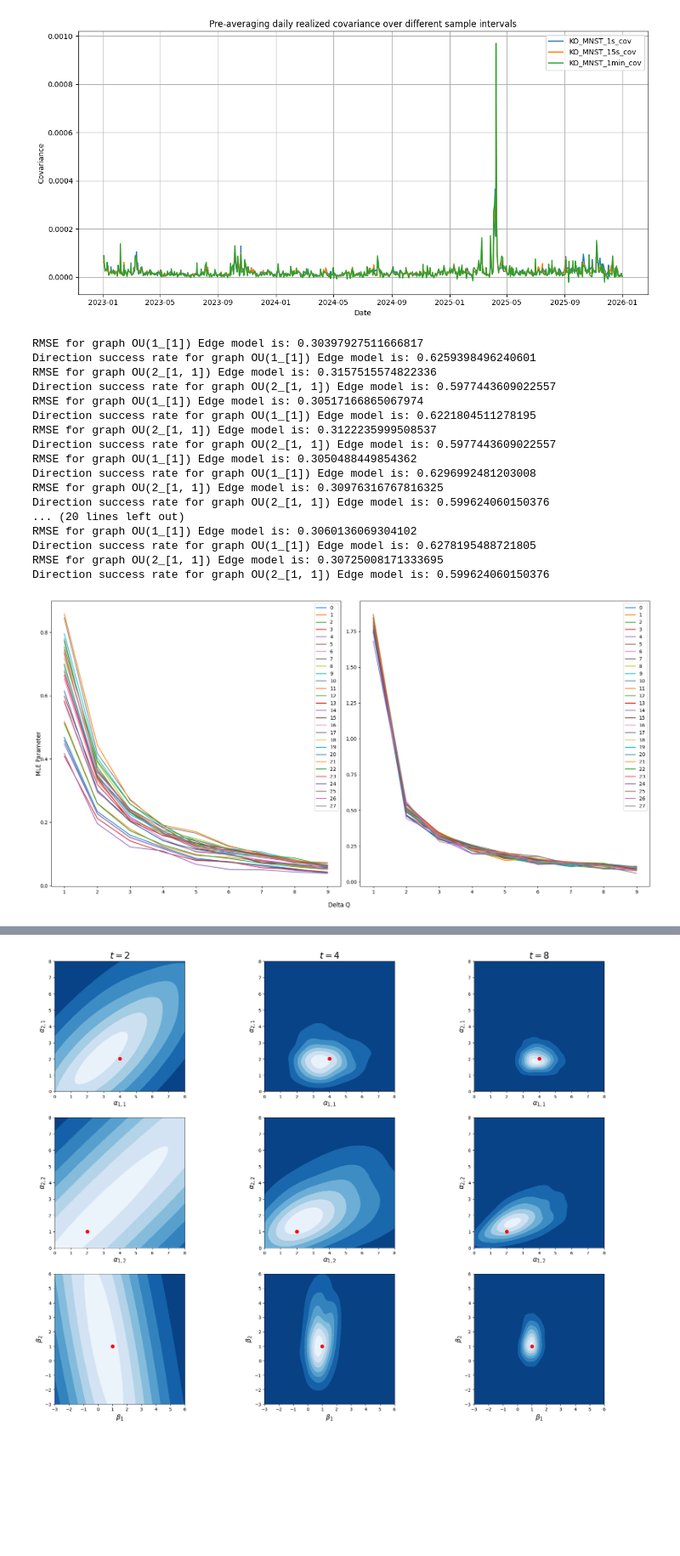
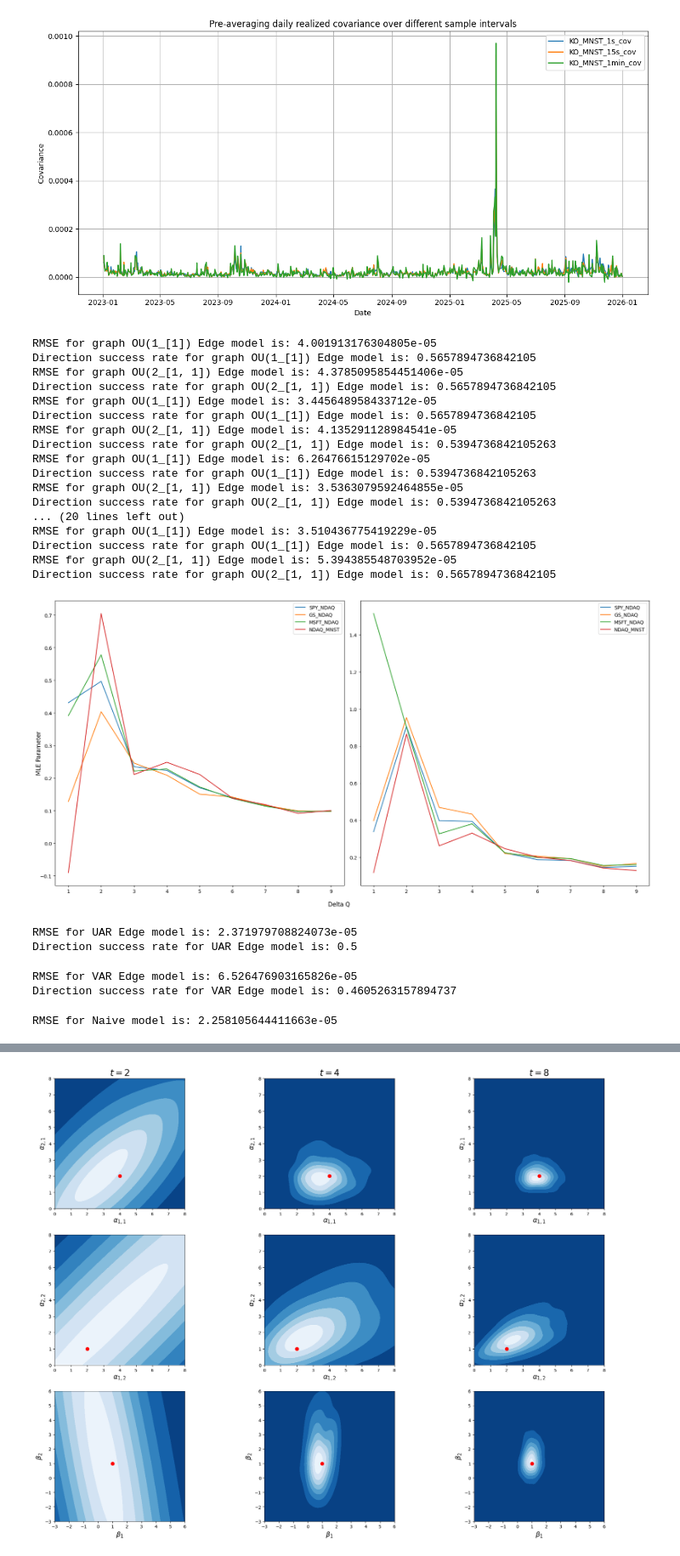
Before and after one commit to jiamingchen13/GraphOUEdge, a Jupyter notebook: Untitled.ipynb, the cells around one changed output, grey strips where cells are left out. Shown at 85% size. Drawn from its saved outputs; the diff is of its cells as text; code cells hidden in the pictures; blank space fills up the shorter version.

```diff
--- a/Untitled.ipynb
+++ b/Untitled.ipynb
@@ -142,15 +142,16 @@ plt.show()
 forecast_step = 1
 
 # Set hyperparameter gamma
-gamma = 1.01
+gamma = 25
 
 # Load the correlation/covariance data
-data = np.load('./data/LOBSTERdata/output/train/aggregate/corr.npz', allow_pickle=True)
+data = np.load('./data/LOBSTERdata/output/train/aggregate/cov.npz', allow_pickle=True)
 index = pd.to_datetime(data['timestamps'])
 _data = pd.DataFrame({key: data[key] for key in data.files if key != 'timestamps'}, index=index)
 
 # Derive network structure
-Adj = adj_to_line_graph([[0,1,1,1,1,1,1,1],[1,0,1,1,1,1,1,1],[1,1,0,1,1,1,1,1],[1,1,1,0,1,1,1,1],[1,1,1,1,0,1,1,1],[1,1,1,1,1,0,1,1],[1,1,1,1,1,1,0,1],[1,1,1,1,1,1,1,0]], TICKERS)
+#TICKERS = ['SPY', 'AMZN', 'JPM', 'GS', 'KO', 'MSFT', 'NDAQ', 'MNST']
+Adj = adj_to_line_graph([[0,0,0,0,0,0,1,0],[0,0,0,0,0,0,0,0],[0,0,0,0,0,0,0,0],[0,0,0,0,0,0,1,0],[0,0,0,0,0,0,0,0],[0,0,0,0,0,0,1,0],[1,0,0,1,0,1,0,1],[0,0,0,0,0,0,1,0]], TICKERS)
 
 # Number of edges
 K = Adj[0].shape[0]
@@ -160,11 +161,11 @@ Y = _data[Adj[1]].T
 
 # Set time grids
 P_ = np.array([i for i in range(Y.shape[1])])
-delta = 15
+delta = 1
 Q_ = np.append(P_[::delta], P_[-1]) if (Y.shape[1] - 1) % delta != 0 else P_[::delta]
 
 # Testing data
-test_data = np.load('./data/LOBSTERdata/output/test/aggregate/corr.npz', allow_pickle=True)
+test_data = np.load('./data/LOBSTERdata/output/test/aggregate/cov.npz', allow_pickle=True)
 test_index = pd.to_datetime(test_data['timestamps'])
 test_data_ = pd.DataFrame({key: test_data[key] for key in test_data.files if key != 'timestamps'}, index=test_index)
 test_Y = test_data_[Adj[1]].T
@@ -173,55 +174,63 @@ test_size = test_set.shape[0]
 # %%
 P_ = np.array([i for i in range(Y.shape[1])])
 param_1 = []
 param_2 = []
 
 for j in range(1,10):
     Q_ = np.append(P_[::j], P_[-1]) if (Y.shape[1] - 1) % j != 0 else P_[::j]
     # Alpha, first sample, first lag
-    param_1.append(grOU_edge_model(Y, Adj, test_set, K, test_size, forecast_step, [1], C, jump_activity, P_, Q_, gamma, is_global=False, is_single=False, print_param=True)[0][0][0])
-    param_2.append(grOU_edge_model(Y, Adj, test_set, K, test_size, forecast_step, [1,1], C, jump_activity, P_, Q_, gamma, is_global=False, is_single=False, print_param=True)[0][0][0])
+    param_1.append(grOU_edge_model(Y, Adj, test_set, K, test_size, forecast_step, [1], C, jump_activity, P_, Q_, gamma, is_global=False, is_single=False, print_param=True, is_test=True)[0][0][0])
+    param_2.append(grOU_edge_model(Y, Adj, test_set, K, test_size, forecast_step, [1,1], C, jump_activity, P_, Q_, gamma, is_global=False, is_single=False, print_param=True, is_test=True)[0][0][0])
 
-df_lag_1 = pd.DataFrame(param_1)
-df_lag_2 = pd.DataFrame(param_2)
+df_lag_1 = pd.DataFrame(param_1, columns=Adj[1])
+df_lag_2 = pd.DataFrame(param_2, columns=Adj[1])
 
 # Plot MLE versus different Delta Q scales
 fig, axes = plt.subplots(1, 2, figsize=(18, 9), sharex=True)
 axes[0].plot(df_lag_1.index+1, df_lag_1, label=df_lag_1.columns)
 axes[0].legend()
 axes[1].plot(df_lag_2.index+1, df_lag_2, label=df_lag_2.columns)
 axes[1].legend()
 fig.supxlabel("Delta Q")
 fig.supylabel('MLE Parameter')
 plt.tight_layout()
 plt.show()
 # %% [output]
-RMSE for graph OU(1_[1]) Edge model is: 0.30397927511666817
-Direction success rate for graph OU(1_[1]) Edge model is: 0.6259398496240601
-RMSE for graph OU(2_[1, 1]) Edge model is: 0.3157515574822336
-Direction success rate for graph OU(2_[1, 1]) Edge model is: 0.5977443609022557
-RMSE for graph OU(1_[1]) Edge model is: 0.30517166865067974
-Direction success rate for graph OU(1_[1]) Edge model is: 0.6221804511278195
-RMSE for graph OU(2_[1, 1]) Edge model is: 0.3122235999508537
-Direction success rate for graph OU(2_[1, 1]) Edge model is: 0.5977443609022557
-RMSE for graph OU(1_[1]) Edge model is: 0.3050488449854362
-Direction success rate for graph OU(1_[1]) Edge model is: 0.6296992481203008
-RMSE for graph OU(2_[1, 1]) Edge model is: 0.30976316767816325
-Direction success rate for graph OU(2_[1, 1]) Edge model is: 0.599624060150376
+RMSE for graph OU(1_[1]) Edge model is: 4.001913176304805e-05
+Direction success rate for graph OU(1_[1]) Edge model is: 0.5657894736842105
+RMSE for graph OU(2_[1, 1]) Edge model is: 4.3785095854451406e-05
+Direction success rate for graph OU(2_[1, 1]) Edge model is: 0.5657894736842105
+RMSE for graph OU(1_[1]) Edge model is: 3.445648958433712e-05
+Direction success rate for graph OU(1_[1]) Edge model is: 0.5657894736842105
+RMSE for graph OU(2_[1, 1]) Edge model is: 4.135291128984541e-05
+Direction success rate for graph OU(2_[1, 1]) Edge model is: 0.5394736842105263
+RMSE for graph OU(1_[1]) Edge model is: 6.26476615129702e-05
+Direction success rate for graph OU(1_[1]) Edge model is: 0.5394736842105263
+RMSE for graph OU(2_[1, 1]) Edge model is: 3.5363079592464855e-05
+Direction success rate for graph OU(2_[1, 1]) Edge model is: 0.5394736842105263
 ... (20 lines left out)
-RMSE for graph OU(1_[1]) Edge model is: 0.3060136069304102
-Direction success rate for graph OU(1_[1]) Edge model is: 0.6278195488721805
-RMSE for graph OU(2_[1, 1]) Edge model is: 0.30725008171333695
-Direction success rate for graph OU(2_[1, 1]) Edge model is: 0.599624060150376
+RMSE for graph OU(1_[1]) Edge model is: 3.510436775419229e-05
+Direction success rate for graph OU(1_[1]) Edge model is: 0.5657894736842105
+RMSE for graph OU(2_[1, 1]) Edge model is: 5.394385548703952e-05
+Direction success rate for graph OU(2_[1, 1]) Edge model is: 0.5657894736842105
-[figure, old version]
+[figure, new version]
 # %%
 # Univariate AR Edge Model
 UAR_model(Y, test_set, K, test_size, forecast_step)
+# %% [output]
+RMSE for UAR Edge model is: 2.371979708824073e-05
+Direction success rate for UAR Edge model is: 0.5
 # %%
 # VAR Edge Model
 VAR_model(Y, test_set, K, test_size, forecast_step)
+# %% [output]
+RMSE for VAR Edge model is: 6.526476903165826e-05
+Direction success rate for VAR Edge model is: 0.4605263157894737
 # %%
 # Naive model
 NA_model(Y, test_set, forecast_step)
+# %% [output]
+RMSE for Naive model is: 2.258105644411663e-05
 # %%
 # OU Edge model
 #OU_edge_model(Y, test_set, K, test_size, forecast_step, [1], C, jump_activity, P_, Q_, gamma)
```
Also changed, not shown: parts of 3 cells of this notebook, 1 other file.
